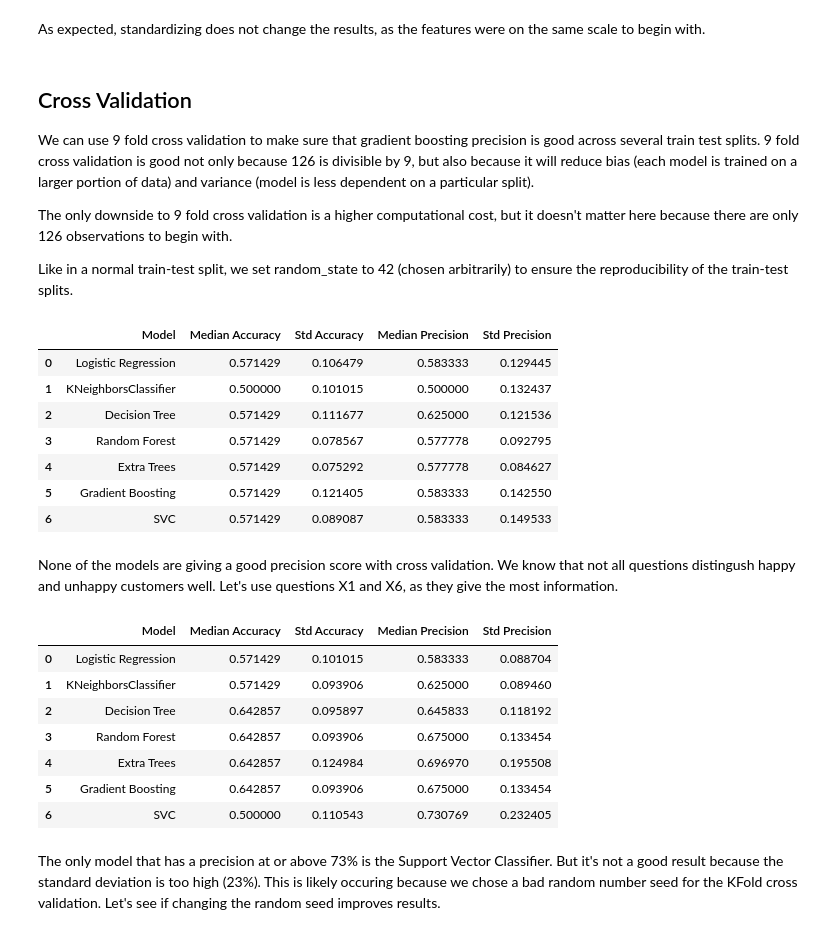
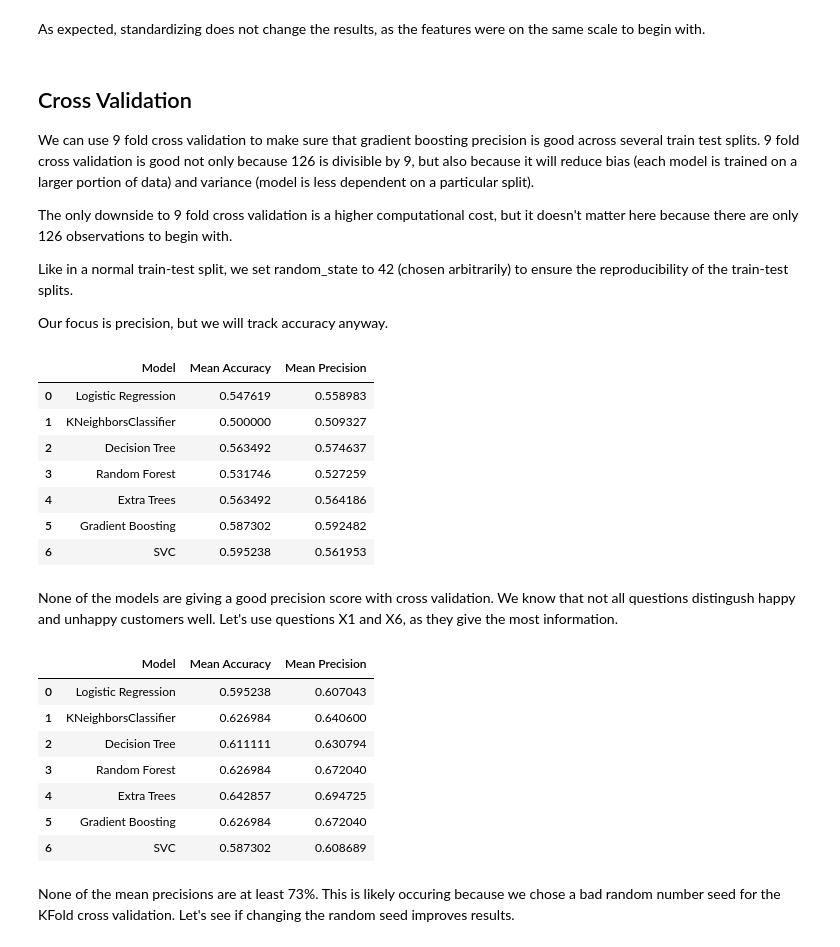
Before and after one commit to adithyamukund/HappyCustomers_I7OvicaXDeqtdSjB, a Jupyter notebook: Project1.ipynb, the cells around one changed output. Saved outputs shown, nothing was run; the diff lists cells and outputs as text; code cells hidden in the pictures.

```diff
--- a/Project1.ipynb
+++ b/Project1.ipynb
@@ -280,6 +280,8 @@ We can use 9 fold cross validation to make sure that gradient boosting precision
 The only downside to 9 fold cross validation is a higher computational cost, but it doesn't matter here because there are only 126 observations to begin with.
 
 Like in a normal train-test split, we set random_state to 42 (chosen arbitrarily) to ensure the reproducibility of the train-test splits.
+
+Our focus is precision, but we will track accuracy anyway.
 # %%
 from sklearn.model_selection import KFold
 from sklearn.metrics import make_scorer
@@ -293,40 +295,36 @@ scoring = {
 # %%
 from sklearn.model_selection import cross_validate
 
 results_dict = {
     'Model': [],
-    'Median Accuracy': [],
-    'Std Accuracy': [],
-    'Median Precision': [],
-    'Std Precision': []
+    'Mean Accuracy': [],
+    'Mean Precision': []
 }
 
 for model in models:
     pipeline = Pipeline([
       ('scaler', scaler),
       ('classifier', models[model])
     ])
 
     results = cross_validate(pipeline, X, y, cv=kfold, scoring=scoring)
     # Append the results to the dictionary
     results_dict['Model'].append(model)
-    results_dict['Median Accuracy'].append(np.median(results['test_accuracy']))
-    results_dict['Std Accuracy'].append(np.std(results['test_accuracy']))
-    results_dict['Median Precision'].append(np.median(results['test_precision']))
-    results_dict['Std Precision'].append(np.std(results['test_precision']))
+    results_dict['Mean Accuracy'].append(np.mean(results['test_accuracy']))
+    results_dict['Mean Precision'].append(np.mean(results['test_precision']))
 
 # Convert the results dictionary to a DataFrame
 results_df = pd.DataFrame(results_dict)
 results_df
 # %% [output]
-|  | Model | Median Accuracy | Std Accuracy | Median Precision | Std Precision |
-| 0 | Logistic Regression | 0.571429 | 0.106479 | 0.583333 | 0.129445 |
-| 1 | KNeighborsClassifier | 0.500000 | 0.101015 | 0.500000 | 0.132437 |
-| 2 | Decision Tree | 0.571429 | 0.111677 | 0.625000 | 0.121536 |
-| 3 | Random Forest | 0.571429 | 0.078567 | 0.577778 | 0.092795 |
-| 4 | Extra Trees | 0.571429 | 0.075292 | 0.577778 | 0.084627 |
-| 5 | Gradient Boosting | 0.571429 | 0.121405 | 0.583333 | 0.142550 |
-| 6 | SVC | 0.571429 | 0.089087 | 0.583333 | 0.149533 |
+|  | Model | Mean Accuracy | Mean Precision |
+| 0 | Logistic Regression | 0.547619 | 0.558983 |
+| 1 | KNeighborsClassifier | 0.500000 | 0.509327 |
+| 2 | Decision Tree | 0.563492 | 0.574637 |
+| 3 | Random Forest | 0.531746 | 0.527259 |
+| 4 | Extra Trees | 0.563492 | 0.564186 |
+| 5 | Gradient Boosting | 0.587302 | 0.592482 |
+| 6 | SVC | 0.595238 | 0.561953 |
 # %% [markdown]
 None of the models are giving a good precision score with cross validation. We know that not all questions distingush happy and unhappy customers well. Let's use questions X1 and X6, as they give the most information.
 # %%
@@ -334,10 +332,8 @@ from sklearn.model_selection import cross_validate
 
 results_dict = {
     'Model': [],
-    'Median Accuracy': [],
-    'Std Accuracy': [],
-    'Median Precision': [],
-    'Std Precision': []
+    'Mean Accuracy': [],
+    'Mean Precision': []
 }
 
 for model in models:
@@ -349,25 +345,23 @@ for model in models:
     results = cross_validate(pipeline, X[['X1', 'X6']], y, cv=kfold, scoring=scoring)
     # Append the results to the dictionary
     results_dict['Model'].append(model)
-    results_dict['Median Accuracy'].append(np.median(results['test_accuracy']))
-    results_dict['Std Accuracy'].append(np.std(results['test_accuracy']))
-    results_dict['Median Precision'].append(np.median(results['test_precision']))
-    results_dict['Std Precision'].append(np.std(results['test_precision']))
+    results_dict['Mean Accuracy'].append(np.mean(results['test_accuracy']))
+    results_dict['Mean Precision'].append(np.mean(results['test_precision']))
 
 # Convert the results dictionary to a DataFrame
 results_df = pd.DataFrame(results_dict)
 results_df
 # %% [output]
-|  | Model | Median Accuracy | Std Accuracy | Median Precision | Std Precision |
-| 0 | Logistic Regression | 0.571429 | 0.101015 | 0.583333 | 0.088704 |
-| 1 | KNeighborsClassifier | 0.571429 | 0.093906 | 0.625000 | 0.089460 |
-| 2 | Decision Tree | 0.642857 | 0.095897 | 0.645833 | 0.118192 |
-| 3 | Random Forest | 0.642857 | 0.093906 | 0.675000 | 0.133454 |
-| 4 | Extra Trees | 0.642857 | 0.124984 | 0.696970 | 0.195508 |
-| 5 | Gradient Boosting | 0.642857 | 0.093906 | 0.675000 | 0.133454 |
-| 6 | SVC | 0.500000 | 0.110543 | 0.730769 | 0.232405 |
+|  | Model | Mean Accuracy | Mean Precision |
+| 0 | Logistic Regression | 0.595238 | 0.607043 |
+| 1 | KNeighborsClassifier | 0.626984 | 0.640600 |
+| 2 | Decision Tree | 0.611111 | 0.630794 |
+| 3 | Random Forest | 0.626984 | 0.672040 |
+| 4 | Extra Trees | 0.642857 | 0.694725 |
+| 5 | Gradient Boosting | 0.626984 | 0.672040 |
+| 6 | SVC | 0.587302 | 0.608689 |
 # %% [markdown]
-The only model that has a precision at or above 73% is the Support Vector Classifier. But it's not a good result because the standard deviation is too high (23%). This is likely occuring because we chose a bad random number seed for the KFold cross validation. Let's see if changing the random seed improves results.
+None of the mean precisions are at least 73%. This is likely occuring because we chose a bad random number seed for the KFold cross validation. Let's see if changing the random seed improves results.
 # %%
 kfold = KFold(n_splits=9, shuffle=True, random_state=123)
 
```
Also changed, not shown: parts of 18 cells of this notebook, 1 other file.
